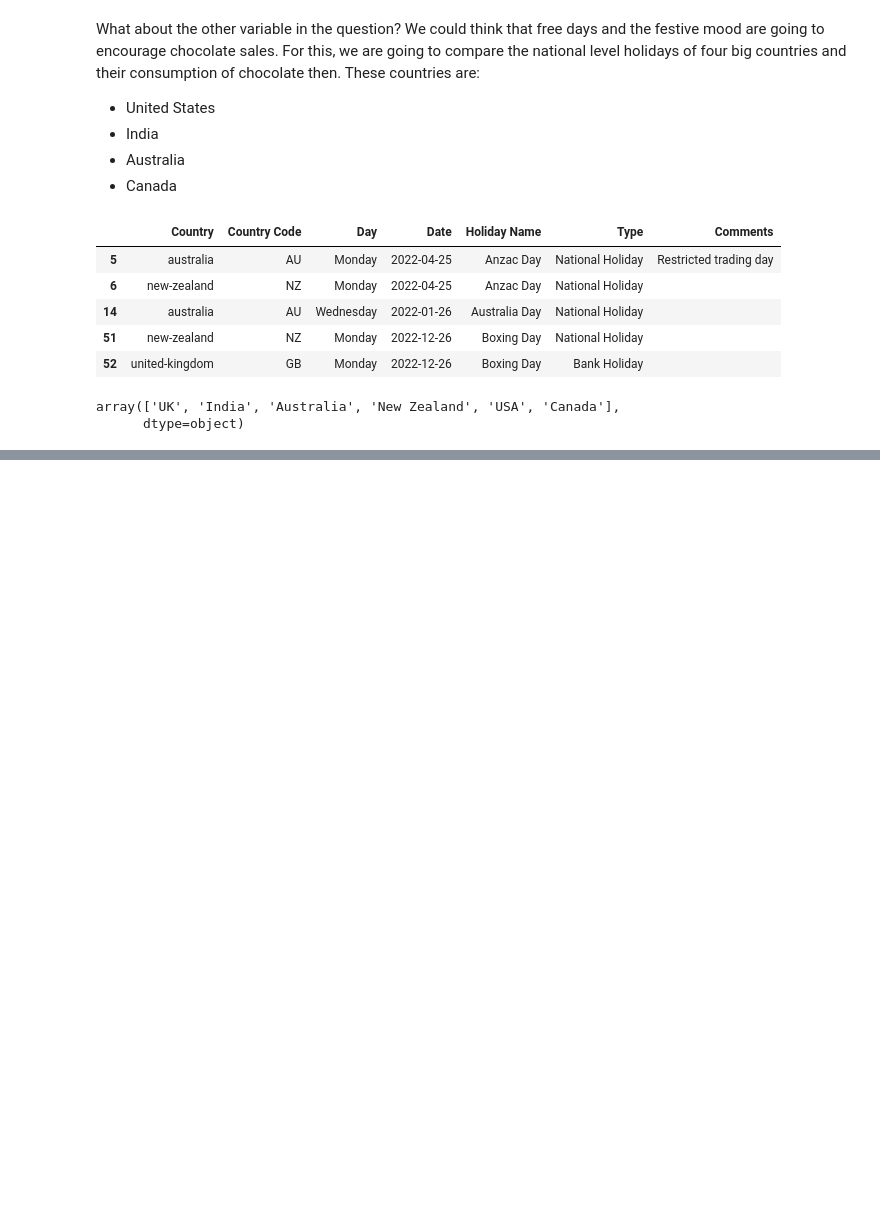
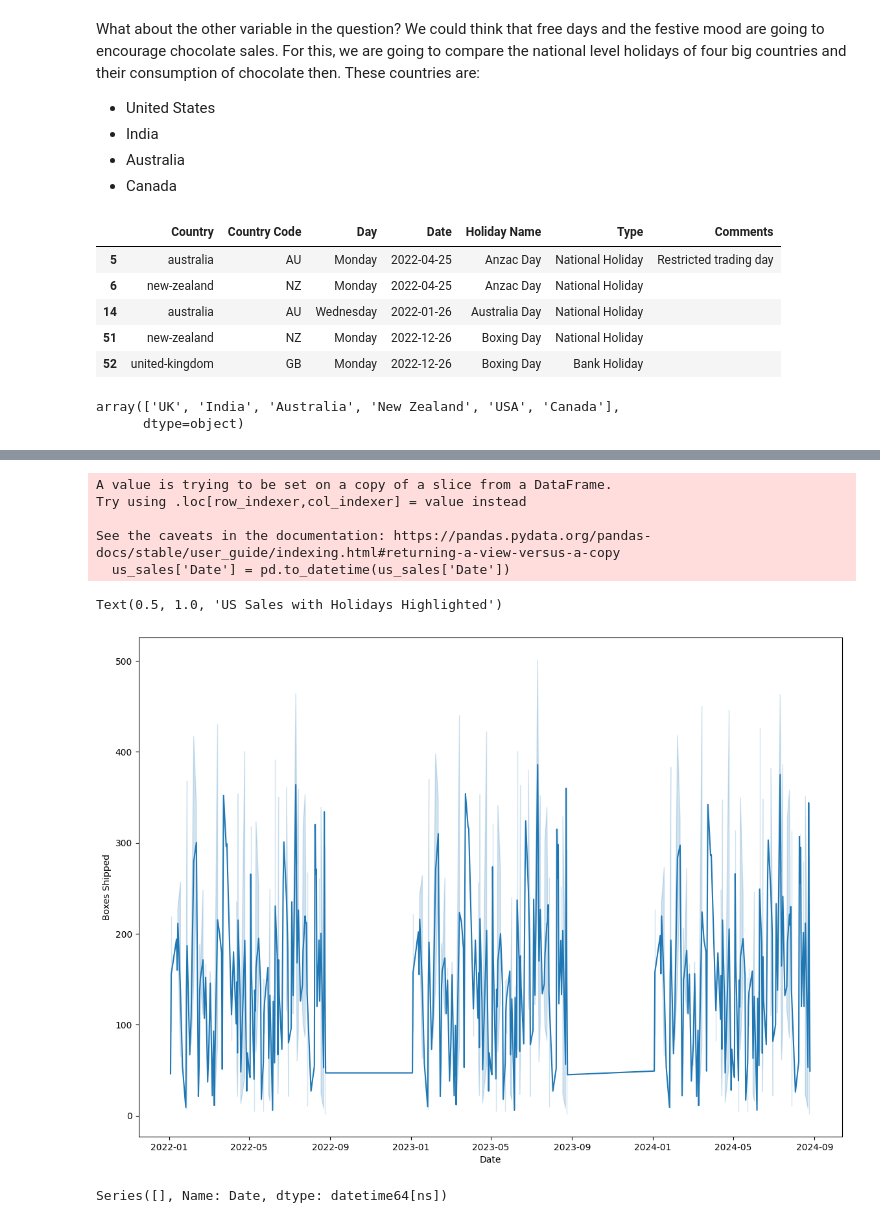
Before and after one commit to Lina060992/Chocolate, a Jupyter notebook: questions_hypothesis.ipynb, the cells around one changed output, grey strips where cells are left out. Cells and saved outputs as stored; diff of their text form; code cells hidden in the pictures; blank space fills up the shorter version.

```diff
--- a/questions_hypothesis.ipynb
+++ b/questions_hypothesis.ipynb
@@ -611,0 +625,42 @@ KeyError: 'Boxes Shipped'
+# %%
+fig, axes = plt.subplots(1, 1, figsize=(14, 10))
+us_sales = sales[sales['Country'] == 'USA']
+us_sales['Date'] = pd.to_datetime(us_sales['Date'])
+
+sns.lineplot(
+    data=us_sales,
+    x='Date',
+    y='Boxes Shipped'
+)
+
+# --- Filtrar festivos USA ---
+us_holidays = holidays[holidays['Country'] == 'US']
+us_holidays['Date'] = pd.to_datetime(us_holidays['Date'])
+
+# Extraer solo las fechas
+us_holiday_dates = us_holidays['Date']
+
+# Filtrar ventas en días festivos
+us_holiday_data = us_sales[us_sales['Date'].isin(us_holiday_dates)]
+
+# --- Resaltar festivos ---
+ax.scatter(
+    us_holiday_data['Date'],
+    us_holiday_data['Boxes Shipped'],
+    s=100,
+    zorder=3
+)
+
+ax.set_title('US Sales with Holidays Highlighted')
+# %% [output]
+A value is trying to be set on a copy of a slice from a DataFrame.
+Try using .loc[row_indexer,col_indexer] = value instead
+
+See the caveats in the documentation: https://pandas.pydata.org/pandas-docs/stable/user_guide/indexing.html#returning-a-view-versus-a-copy
+  us_sales['Date'] = pd.to_datetime(us_sales['Date'])
+Text(0.5, 1.0, 'US Sales with Holidays Highlighted')
+[figure, added]
+# %%
+us_holiday_dates
+# %% [output]
+Series([], Name: Date, dtype: datetime64[ns])
```
Also changed, not shown: parts of 1 cell of this notebook.
